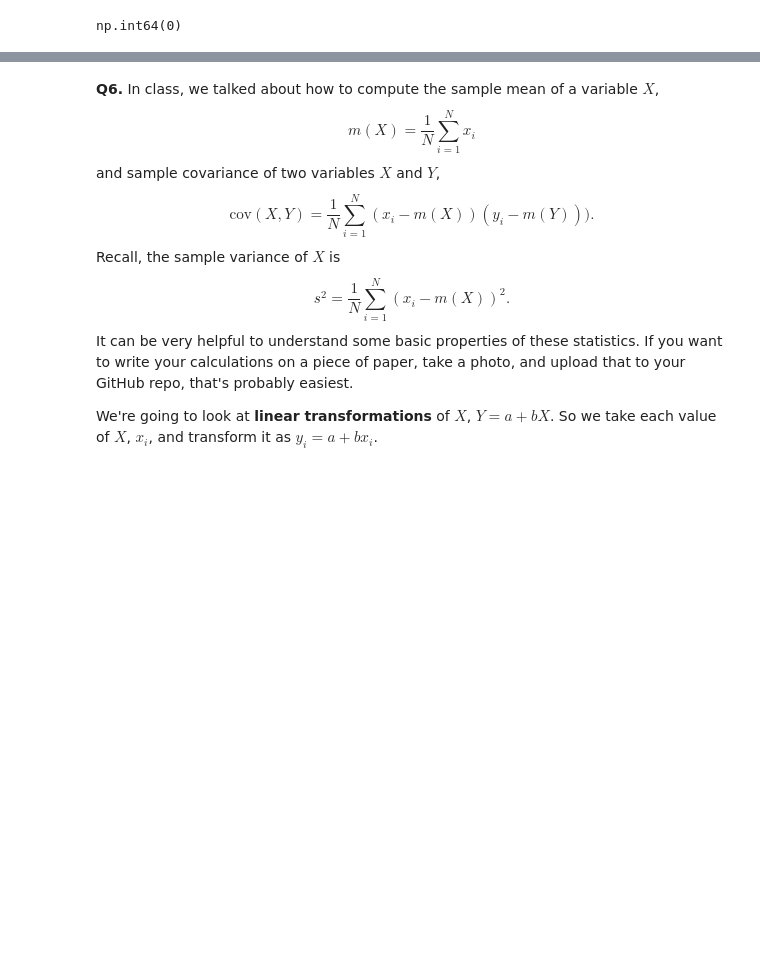
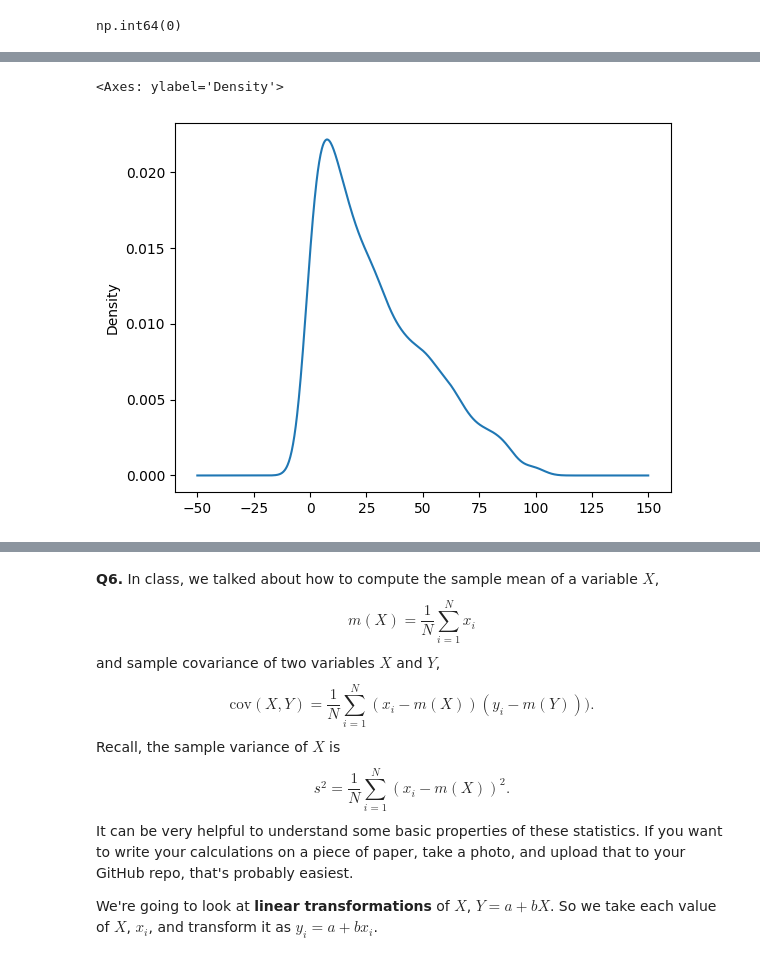
Before and after one commit to ericline1/undergrad_ml_assignments, a Jupyter notebook: 01_assignment_wrangling_and_eda.ipynb, the cells around one changed output, grey strips where cells are left out. Cells and saved outputs as stored; diff of their text form; code cells hidden in the pictures; blank space fills up the shorter version.

```diff
--- a/01_assignment_wrangling_and_eda.ipynb
+++ b/01_assignment_wrangling_and_eda.ipynb
@@ -142,0 +410,5 @@ We'll use the `college_completion.csv` dataset from the US Department of Educati
+# %%
+import pandas as pd
+
+df = pd.read_csv("/content/data/college_completion.csv")
+df.head()
@@ -142,0 +436,5 @@ We'll use the `college_completion.csv` dataset from the US Department of Educati
+# %%
+df["grad_100_value"] = pd.to_numeric(df["grad_100_value"], errors="coerce")
+df["aid_value"] = pd.to_numeric(df["aid_value"], errors="coerce")
+
+df["grad_100_value"].describe()
@@ -142,0 +452,5 @@ We'll use the `college_completion.csv` dataset from the US Department of Educati
+# %%
+df["grad_100_value"].dropna().plot(kind="kde")
+# %% [output]
+<Axes: ylabel='Density'>
+[figure, added]
```
Also changed, not shown: parts of 27 cells of this notebook.
